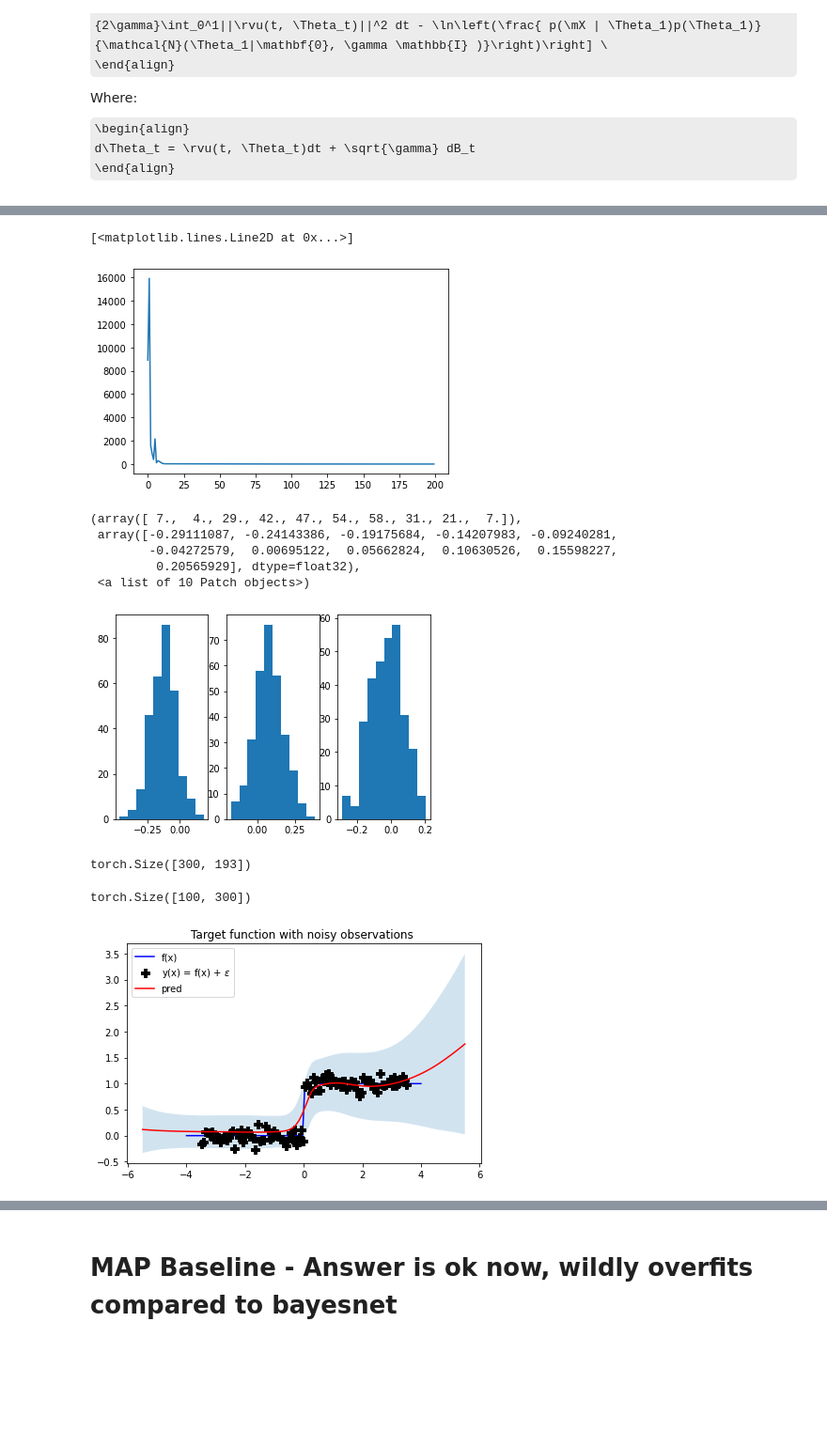
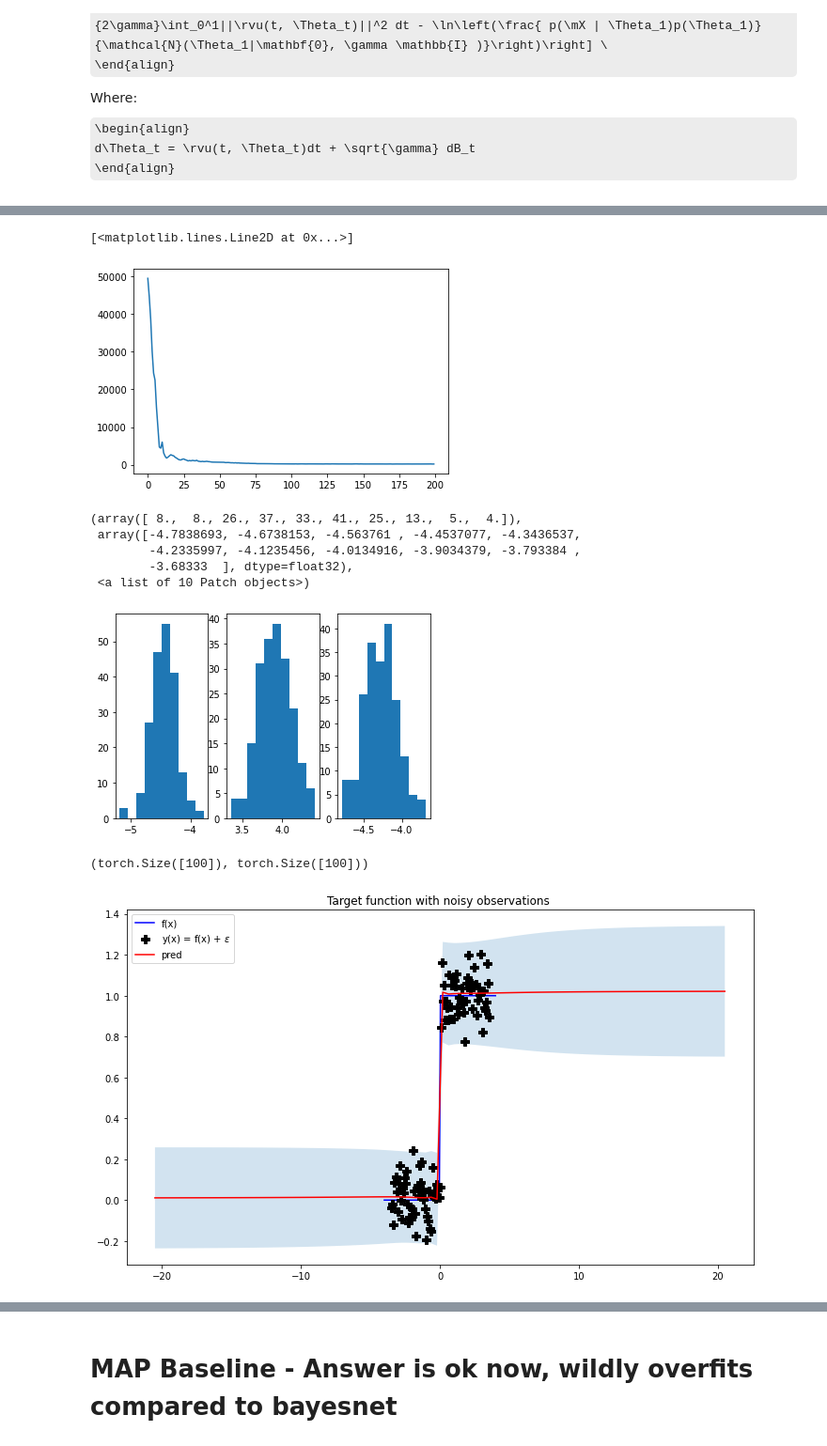
Before and after one commit to franciscovargas/ControlledFollmerDrift, a Jupyter notebook: notebooks/NonLinearRegressionExample.ipynb, the cells around one changed output, grey strips where cells are left out. Shown at 94% size. Saved outputs shown, nothing was run; the diff lists cells and outputs as text; code cells hidden in the pictures; some formulas as TeX source; blank space fills up the shorter version.

Commit message:
tanh gives pretty different results

```diff
--- a/notebooks/NonLinearRegressionExample.ipynb
+++ b/notebooks/NonLinearRegressionExample.ipynb
@@ -89,11 +98,15 @@ import torch.nn.functional as F
 
 class OnedRegressionForwardNet(object):
 
-    def __init__(self, input_dim=1, output_dim=1, depth=None, width=20, width_seq=None, device="cpu"):
+    def __init__(
+        self, input_dim=1, output_dim=1, depth=None,
+        width=20, width_seq=None, device="cpu", activation=F.relu
+    ):
 
         self.device = device
         self.output_dim = output_dim
         self.input_dim = input_dim
+        self.activation = activation
 
         self.depth = depth
         if not self.depth:
@@ -119,7 +132,7 @@ class OnedRegressionForwardNet(object):
                 Θ[index: index + wx * wy].reshape(wy, wx),
                 Θ[index + wx * wy: index + wx * wy + wy].reshape(1,wy)
             )
-            x = F.relu(x)
+            x = self.activation(x)
             index += wx * wy  + wy
         wx, wy = self.shapes[-1]
         x = F.linear(
@@ -135,16 +148,18 @@ class OnedRegressionForwardNet(object):
         preds = torch.hstack(list(map(preds_func, Θ)))
         return preds
 # %%
-net = OnedRegressionForwardNet(1,1, device=device, depth=2, width=12)
+net = OnedRegressionForwardNet(
+    1,1, device=device, depth=2, width=12, activation=F.tanh
+)
 
-def ln_prior(Θ, σ_w=2):
+def ln_prior(Θ, σ_w=3):
     """
     Logistic regresion bayesian prior
     """
     return -0.5 * (Θ**2).sum(axis=1) / σ_w**2
 
 
-def log_likelihood_vmap(Θ, X, y, net=net):
+def log_likelihood_vmap(Θ, X, y, net=net, σ_y=0.1):
     """
     Hoping this implementation is less buggy / faster
 
@@ -157,7 +172,7 @@ def log_likelihood_vmap(Θ, X, y, net=net):
 
     diff = preds - y
 #     import pdb; pdb.set_trace()
-    diff_sq_fld = -0.5 * (diff**2).sum(dim=0)
+    diff_sq_fld = -0.5 * (diff**2).sum(dim=0) / σ_y**2
 
     return diff_sq_fld
 # %%
@@ -166,9 +181,9 @@ t_size = int(math.ceil(1.0/Δt))
 dim = net.dim
 
 ts = torch.linspace(0, 1, t_size).to(device)
-no_posterior_samples = 300
+no_posterior_samples = 200
 
-sde = FollmerSDE(dim, dim, no_posterior_samples, 1.0, device=device).to(device)
+sde = FollmerSDE(dim, dim, no_posterior_samples, 1.0, device=device, drift=SimpleForwardNetBN).to(device)
 Θ_0 = torch.zeros((no_posterior_samples, net.dim)).to(device) # Θ_0 ~ δ_0
 
 # Initial state y0, the SDE is solved over the interval [ts[0], ts[-1]].
@@ -182,11 +197,15 @@ tensor(7532.7271, device='cuda:0', grad_fn=<MeanBackward0>)
 # %%
-γ = 0.1
-Δt = 0.003
+γ = 0.2
+Δt = 0.01
+
+# γ = 1
+# Δt = 0.05 - \sigma_w = 10-6
+
 t_size = int(math.ceil(1.0/Δt))
 ts = torch.linspace(0, 1, t_size).to(device)
 
 sde = FollmerSDE(dim, dim, no_posterior_samples  , γ=γ, device=device).to(device)
-optimizer = torch.optim.Adam(sde.μ.parameters(), lr=0.05, weight_decay =0.01)
+optimizer = torch.optim.Adam(sde.μ.parameters(), lr=0.01, weight_decay =0.01)
 #     optimizer = torch.optim.LBFGS(gpr.parameters(), lr=0.01)
 losses = []
 num_steps = 200
@@ -199,7 +218,8 @@ for i in tqdm(range(num_steps)):
             loss = relative_entropy_control_cost(
                 sde, Θ_0.float(),
                 X_train.float(), y_train.float(),
-                ln_prior, log_likelihood_vmap, γ=γ
+                ln_prior, log_likelihood_vmap, γ=γ,
+                batchnorm=True
             )
             optimizer.zero_grad()
             loss.backward()
@@ -211,7 +231,8 @@ for i in tqdm(range(num_steps)):
         loss = relative_entropy_control_cost(
             sde, Θ_0,
             X_train, y_train,
-            ln_prior, log_likelihood_vmap, γ=γ
+            ln_prior, log_likelihood_vmap, γ=γ,
+            batchnorm=True
         )
         optimizer.zero_grad()
         loss.backward()
@@ -244,7 +265,7 @@ losses
 plt.plot(losses[:])
 # %% [output]
 [<matplotlib.lines.Line2D at 0x...>]
-[figure, old version]
+[figure, new version]
 # %%
 torch.cuda.empty_cache()
 Θ_1 = torchsde.sdeint(sde, Θ_0, ts, dt=Δt)[-1,...]
@@ -256,11 +277,11 @@ ax1.hist(Θ_1[:,0].cpu().detach().numpy())
 ax2.hist(Θ_1[:,1].cpu().detach().numpy())
 ax3.hist(Θ_1[:,2].cpu().detach().numpy())
 # %% [output]
-(array([ 7.,  4., 29., 42., 47., 54., 58., 31., 21.,  7.]),
- array([-0.29111087, -0.24143386, -0.19175684, -0.14207983, -0.09240281,
-        -0.04272579,  0.00695122,  0.05662824,  0.10630526,  0.15598227,
-         0.20565929], dtype=float32),
+(array([ 8.,  8., 26., 37., 33., 41., 25., 13.,  5.,  4.]),
+ array([-4.7838693, -4.6738153, -4.563761 , -4.4537077, -4.3436537,
+        -4.2335997, -4.1235456, -4.0134916, -3.9034379, -3.793384 ,
+        -3.68333  ], dtype=float32),
  <a list of 10 Patch objects>)
-[figure, old version]
+[figure, new version]
 # %%
 # pred = net.map_forward(X_train, Θ_1.mean(dim=0).reshape(1,-1))#.mean(axis=1)
@@ -271,27 +292,23 @@ pred_ = net.map_forward(X_train_2, Θ_1)
 pred = pred_.mean(axis=1)
 
 σ  = pred_.std(axis=1)
-# %%
-Θ_1.shape
-# %% [output]
-torch.Size([300, 193])
-# %%
- net.map_forward(X_train, Θ_1).shape
-# %% [output]
-torch.Size([100, 300])
+# %%
+σ.shape, pred.shape
+# %% [output]
+(torch.Size([100]), torch.Size([100]))
 # %%
 
 
-fig, ax = plt.subplots(figsize=(6, 4), tight_layout=True)
+fig, ax = plt.subplots(figsize=(10, 6), tight_layout=True)
 ax.plot(X_test.detach().cpu(), f, 'b', label = 'f(x)')
 ax.plot(X_train.detach().cpu(), y_train.detach().cpu(), 'kP', ms = 9, label = 'y(x) = f(x) + $\epsilon$')
 ax.plot(X_train_2.detach().cpu(), pred.detach().cpu(), color="red", label="pred")
 
 σ_p , σ_m = (pred-2*σ).detach().cpu().numpy(), (pred+2*σ).detach().cpu().numpy()
 ax.fill_between(X_train_2.detach().cpu().flatten(), σ_p.flatten() , σ_m.flatten(), alpha=.2)
 ax.legend(loc = 'upper left')
 ax.set_title('Target function with noisy observations ')
 
 plt.show()
 # %% [output]
-[figure, old version]
+[figure, new version]
```
Also changed, not shown: parts of 8 cells of this notebook, 2 other files.
